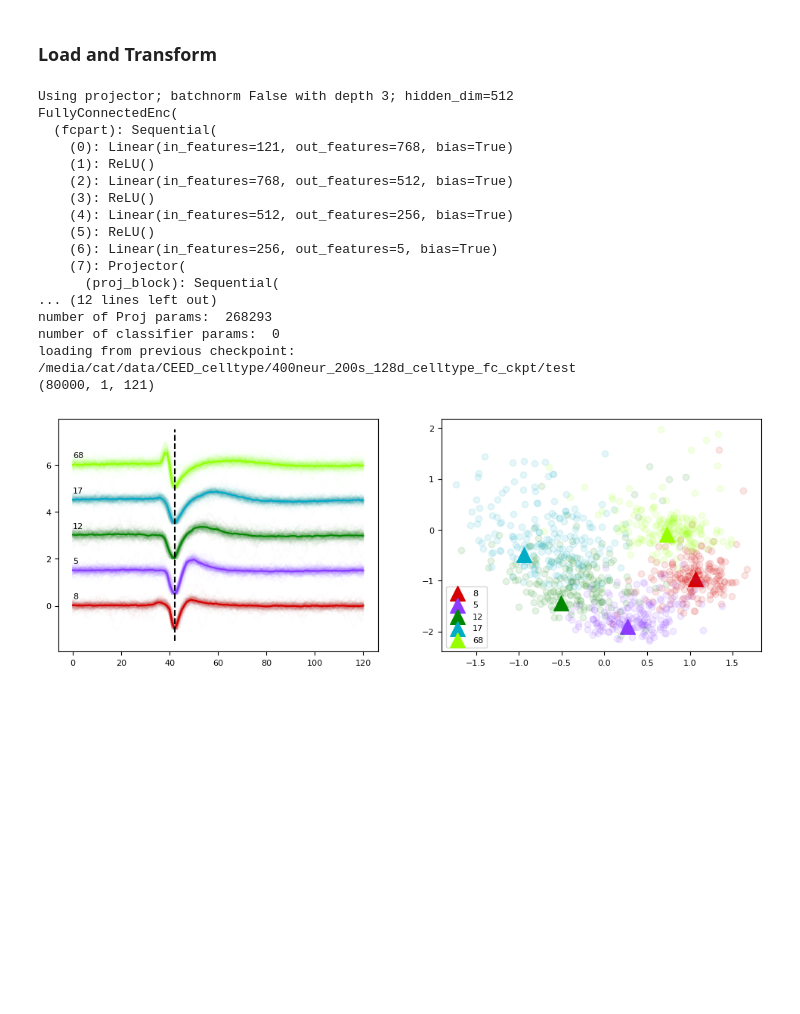
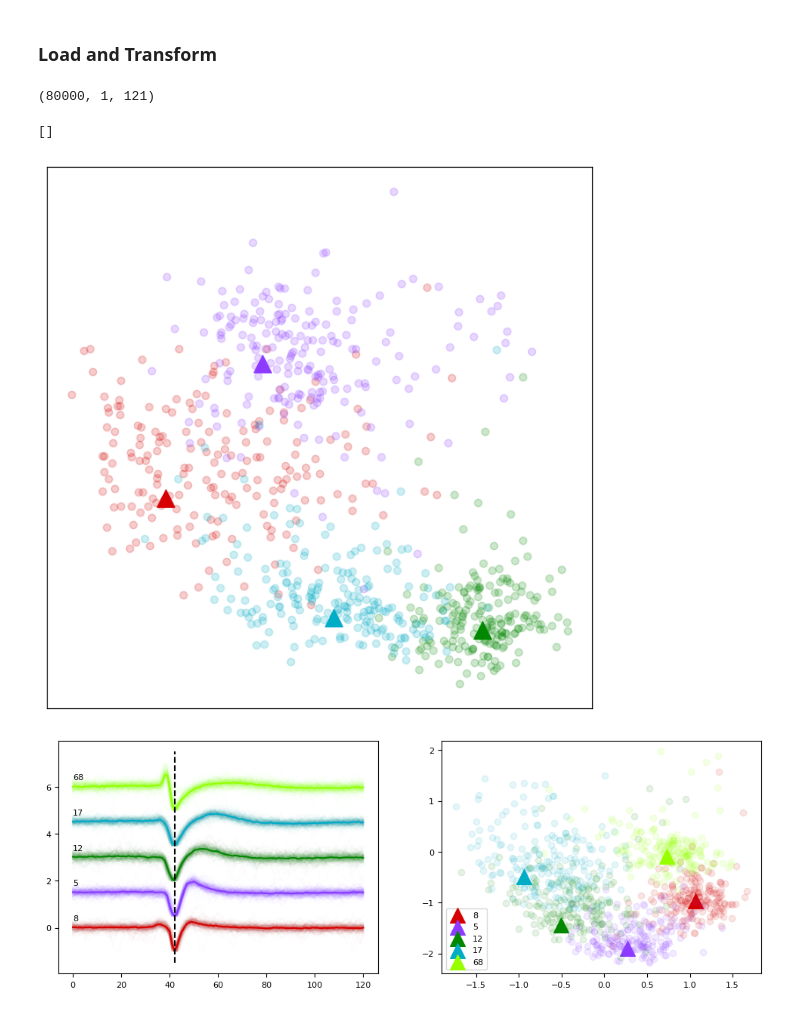
Before and after one commit to ankitvishnu23/CEED, a Jupyter notebook: notebooks/03_CEED_inference.ipynb, the cells around one changed output. Drawn from its saved outputs; the diff is of its cells as text; code cells hidden in the pictures; blank space fills up the shorter version.

```diff
--- a/notebooks/03_CEED_inference.ipynb
+++ b/notebooks/03_CEED_inference.ipynb
@@ -24,7 +25,7 @@ labels_test = np.load(celltype_test_data + '/labels_test.npy')
 # %% [markdown]
 ### Load a checkpoint into a CEED model
 # %%
-gpt_celltype_ckpt_dir = '/media/cat/data/CEED_celltype/400neur_200s_celltype_transformer_ckpt'
+fc_celltype_ckpt_dir = '/media/cat/data/CEED_celltype/400neur_200s_5d_celltype_fc_ckpt/'
 
 fc_celltype_ceed_5d = CEED(num_extra_chans=0, out_dim=5, proj_dim=5)
 fc_celltype_ceed_5d.load(fc_celltype_ckpt_dir)
@@ -31,25 +40,11 @@ fc_celltype_ceed_5d.load(fc_celltype_ckpt_dir)
 # %% [markdown]
 ### Load and Transform
 # %%
-fc_celltype_ckpt_dir = '/media/cat/data/CEED_celltype/400neur_200s_128d_celltype_fc_ckpt'
-fc_transformed_inference_data, fc_inference_labels = fc_celltype_ceed_5d.load_and_transform(celltype_test_data, use_chan_pos=False, file_split='test')
+fc_celltype_ckpt_dir = '/media/cat/data/CEED_celltype/400neur_200s_128d››_celltype_fc_ckpt'
+fc_transformed_inference_data, fc_inference_labels = fc_celltype_ceed_5d.load_and_transform(celltype_test_data,
+                                                                                            use_chan_pos=False,
+                                                                                            file_split='test')
 # %% [output]
-Using projector; batchnorm False with depth 3; hidden_dim=512
-FullyConnectedEnc(
-  (fcpart): Sequential(
-    (0): Linear(in_features=121, out_features=768, bias=True)
-    (1): ReLU()
-    (2): Linear(in_features=768, out_features=512, bias=True)
-    (3): ReLU()
-    (4): Linear(in_features=512, out_features=256, bias=True)
-    (5): ReLU()
-    (6): Linear(in_features=256, out_features=5, bias=True)
-    (7): Projector(
-      (proj_block): Sequential(
-... (12 lines left out)
-number of Proj params:  268293
-number of classifier params:  0
-loading from previous checkpoint:  /media/cat/data/CEED_celltype/400neur_200s_128d_celltype_fc_ckpt/test
 (80000, 1, 121)
 # %%
 #remove all zero spikes from dataset :(
@@ -71,8 +66,34 @@ fc_pca_ceed_emb_nonzero = np.concatenate(fc_pca_ceed_emb_nonzero)
 labels_nonzero = np.concatenate(labels_nonzero)
 spikes_nonzero = np.concatenate(spikes_nonzero)
 
-fc_pca_ceed_emb, explained_var, fc_pca_ceed = pca(fc_pca_ceed_emb_nonzero, 3)
-fc_umap_ceed_emb = learn_manifold_umap(fc_pca_ceed_emb_nonzero, umap_dim=2)
+fc_pca_ceed_emb, explained_var, fc_pca_ceed = pca(fc_pca_ceed_emb_nonzero, 2)
+# fc_umap_ceed_emb = learn_manifold_umap(fc_pca_ceed_emb_nonzero, umap_dim=2)
+# %%
+embeddings = fc_pca_ceed_emb
+
+fig, axes = plt.subplots(1,1, figsize=(8,8))
+unit_ids = [1,2,11,45]
+colors = cc.glasbey[:len(unit_ids)]
+vertical_offset = 0
+for i, unit_id in enumerate(unit_ids):
+    unit_ceed_emb = embeddings[labels_nonzero==unit_id]
+    unit_spikes = spikes_nonzero[labels_nonzero==unit_id]
+    template = np.median(unit_spikes,0)
+    template_emb = fc_celltype_ceed_5d.transform(torch.from_numpy(template).float()[None,None,:])
+    pc_template_emb = fc_pca_ceed.transform(template_emb[:,None].T)[0]
+    # axes[0].plot(unit_spikes.T + vertical_offset, color=colors[i], alpha=.01);
+    # axes[0].plot(template.T + vertical_offset, color=colors[i], alpha=1);
+    # axes[0].annotate(str(unit_id), xy=(0,vertical_offset+.3))
+    vertical_offset += 1.5
+    axes.scatter(unit_ceed_emb[:,0], unit_ceed_emb[:,1], color=colors[i], alpha=.2)
+    axes.scatter(pc_template_emb[0], pc_template_emb[1], color=colors[i], alpha=1,marker="^", s=200, label=str(unit_id))
+# axes[0].vlines([42], ymax=vertical_offset, ymin= -1.5, ls='--', color='black')
+axes.set_xticks([])
+axes.set_yticks([])
+# plt.legend();
+# %% [output]
+[]
+[figure, added]
 # %%
 embeddings = fc_pca_ceed_emb
 
```
Also changed, not shown: parts of 2 cells of this notebook, 7 other files.
